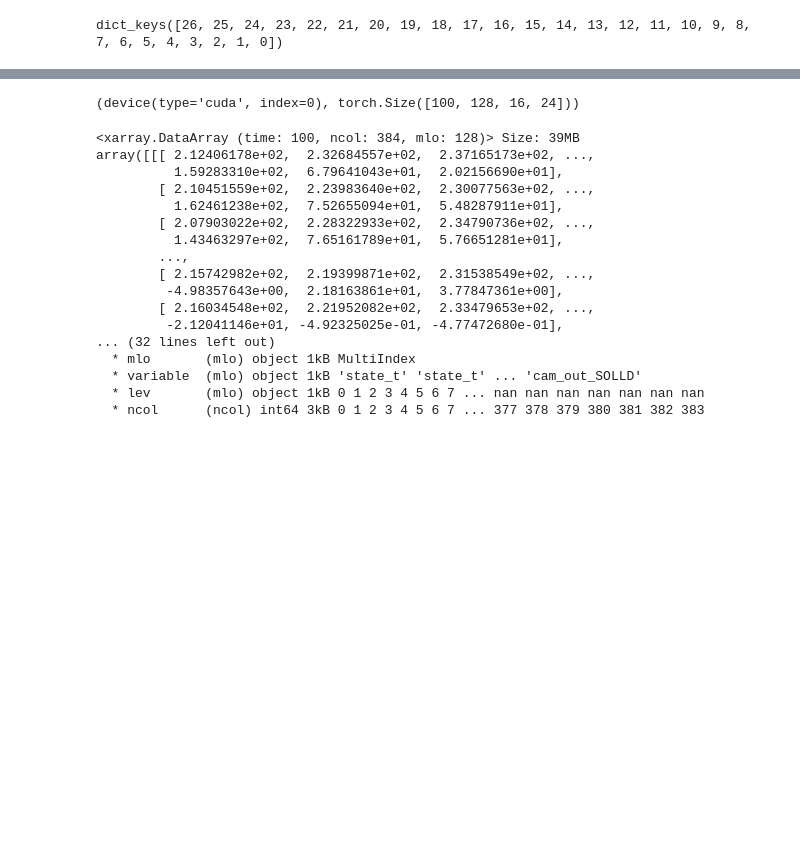
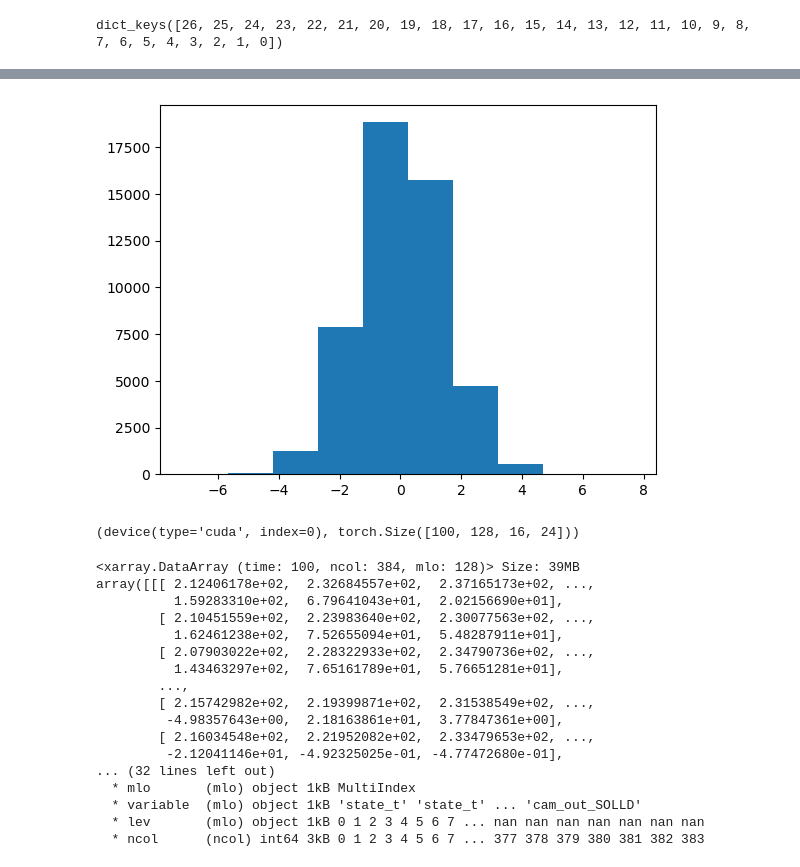
Before and after one commit to SammyAgrawal/diffusion-climsim, a Jupyter notebook: Notebooks/Evaluation.ipynb, the cells around one changed output, grey strips where cells are left out. Saved outputs shown, nothing was run; the diff lists cells and outputs as text; code cells hidden in the pictures; blank space fills up the shorter version.

```diff
--- a/Notebooks/Evaluation.ipynb
+++ b/Notebooks/Evaluation.ipynb
@@ -35,6 +31,6 @@ os.path.join(base_dir, exp_id, "trial_1.json")
 base_dir = "/mnt/home/ssa2206/Climsim/diffusion-climsim/experiments"
 exp_id = "empire_testrun"
 run_id = "trial_1"
-tconfig, mconfig, _ = tru.load_config(run_id, exp_id, base_dir)
+tconfig, mconfig, dconfig = tru.load_config(run_id, exp_id, base_dir)
 with open(os.path.join(base_dir, exp_id, "trial_1.json"), 'r') as file:
     log = json.load(file)
@@ -116,7 +94,7 @@ Text(0, 0.5, 'MSE Epsilon')
 #trainer = tru.setup_trainer(exp_id, run_id, tconfig, mconfig, dconfig)
 #trainer.dataloaders['train'].dataset.log = False
 # %%
-ddpm = tru.load_model_from_ckpt(f"best_{run_id}-ckpt.pt", mconfig, exp_id, base_dir = "/mnt/home/ssa2206/diffusion-climsim/experiments").to(device)
+ddpm = tru.load_model_from_ckpt(f"best_{run_id}-ckpt.pt", mconfig, exp_id, base_dir).to(device)
 mconfig.scheduler_type = "ddim"
 scheduler = data.load_scheduler(mconfig)
 ddpm.device
@@ -683,3 +713,10 @@ dict_keys([26, 25, 24, 23, 22, 21, 20, 19, 18, 17, 16, 15, 14, 13, 12, 11, 10, 9
+# %%
+fake_images = next(iter(pipeline_generator))
+# %%
+plt.hist(fake_images.flatten())
+plt.show()
+# %% [output]
+[figure, added]
 # %%
 history[5].device, history[5].shape
 # %% [output]
```
Also changed, not shown: parts of 26 cells of this notebook, 5 other files.
